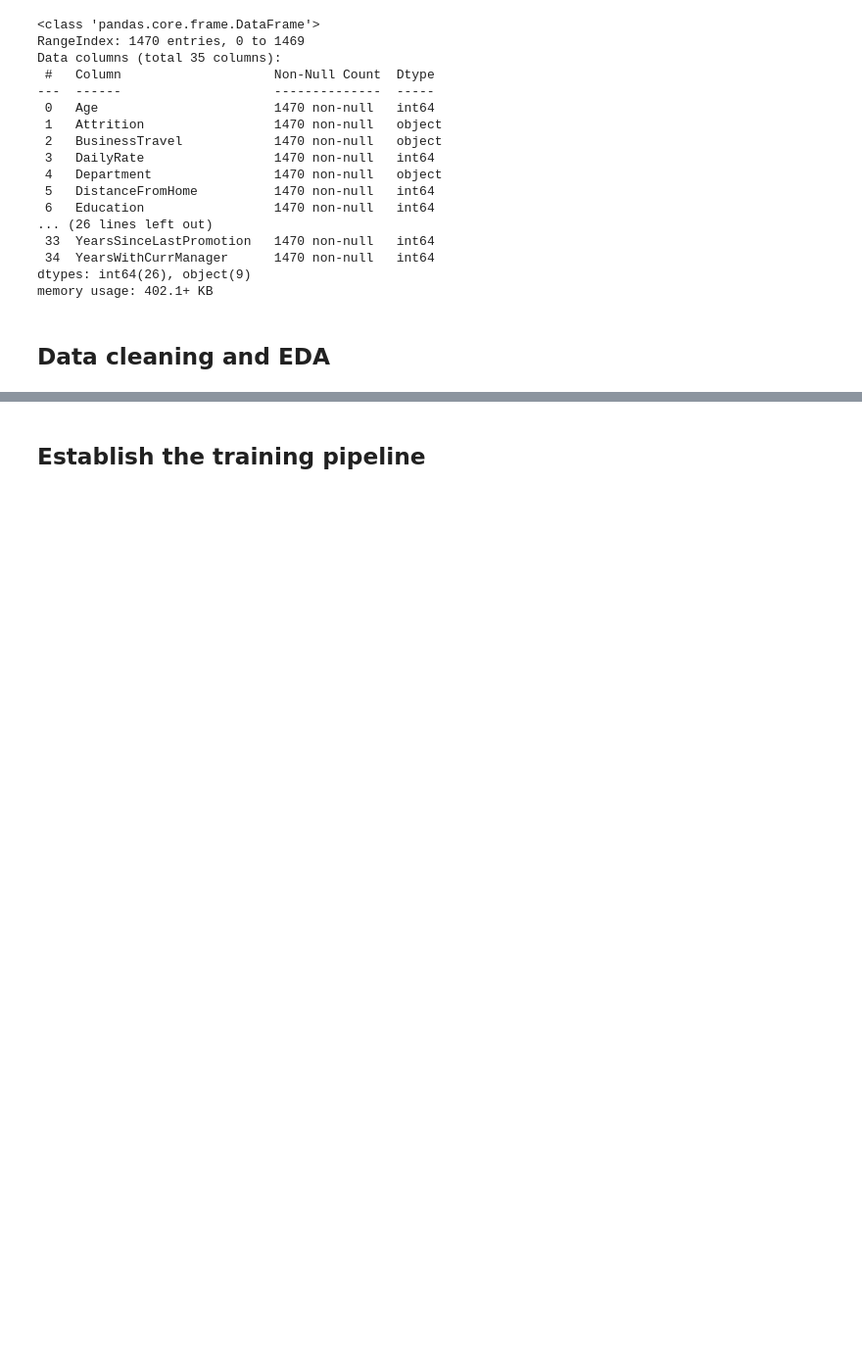
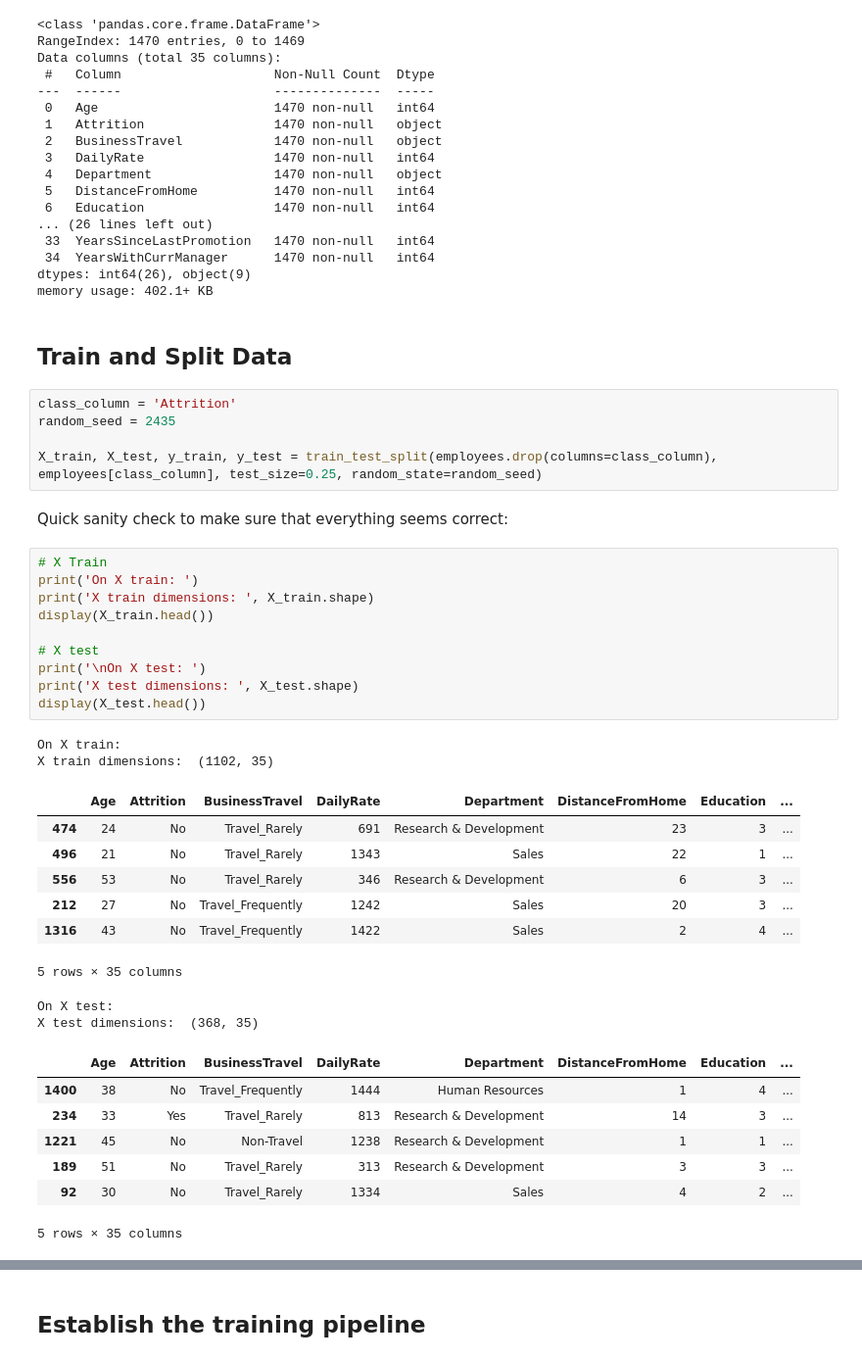
Before and after one commit to MorleyB/assign03-50-bankston, a Jupyter notebook: churn_prediction.ipynb, the cells around one changed output, grey strips where cells are left out. Shown at 98% size. Cells and saved outputs as stored; diff of their text form; blank space fills up the shorter version.

```diff
--- a/churn_prediction.ipynb
+++ b/churn_prediction.ipynb
@@ -40,5 +51,41 @@ Data columns (total 35 columns):
  34  YearsWithCurrManager      1470 non-null   int64
 dtypes: int64(26), object(9)
 memory usage: 402.1+ KB
-# %% [markdown]
-## Data cleaning and EDA
+# %% [markdown]
+## Train and Split Data
+# %%
+class_column = 'Attrition'
+random_seed = 2435
+
+X_train, X_test, y_train, y_test = train_test_split(employees.drop(columns=class_column), employees[class_column], test_size=0.25, random_state=random_seed)
+# %% [markdown]
+Quick sanity check to make sure that everything seems correct:
+# %%
+# X Train
+print('On X train: ')
+print('X train dimensions: ', X_train.shape)
+display(X_train.head())
+
+# X test
+print('\nOn X test: ')
+print('X test dimensions: ', X_test.shape)
+display(X_test.head())
+# %% [output]
+On X train:
+X train dimensions:  (1102, 35)
+|  | Age | Attrition | BusinessTravel | DailyRate | Department | DistanceFromHome | Education | ... |
+| 474 | 24 | No | Travel_Rarely | 691 | Research & Development | 23 | 3 | ... |
+| 496 | 21 | No | Travel_Rarely | 1343 | Sales | 22 | 1 | ... |
+| 556 | 53 | No | Travel_Rarely | 346 | Research & Development | 6 | 3 | ... |
+| 212 | 27 | No | Travel_Frequently | 1242 | Sales | 20 | 3 | ... |
+| 1316 | 43 | No | Travel_Frequently | 1422 | Sales | 2 | 4 | ... |
+5 rows × 35 columns
+On X test:
+X test dimensions:  (368, 35)
+|  | Age | Attrition | BusinessTravel | DailyRate | Department | DistanceFromHome | Education | ... |
+| 1400 | 38 | No | Travel_Frequently | 1444 | Human Resources | 1 | 4 | ... |
+| 234 | 33 | Yes | Travel_Rarely | 813 | Research & Development | 14 | 3 | ... |
+| 1221 | 45 | No | Non-Travel | 1238 | Research & Development | 1 | 1 | ... |
+| 189 | 51 | No | Travel_Rarely | 313 | Research & Development | 3 | 3 | ... |
+| 92 | 30 | No | Travel_Rarely | 1334 | Sales | 4 | 2 | ... |
+5 rows × 35 columns
```
Also changed, not shown: parts of 13 cells of this notebook.
